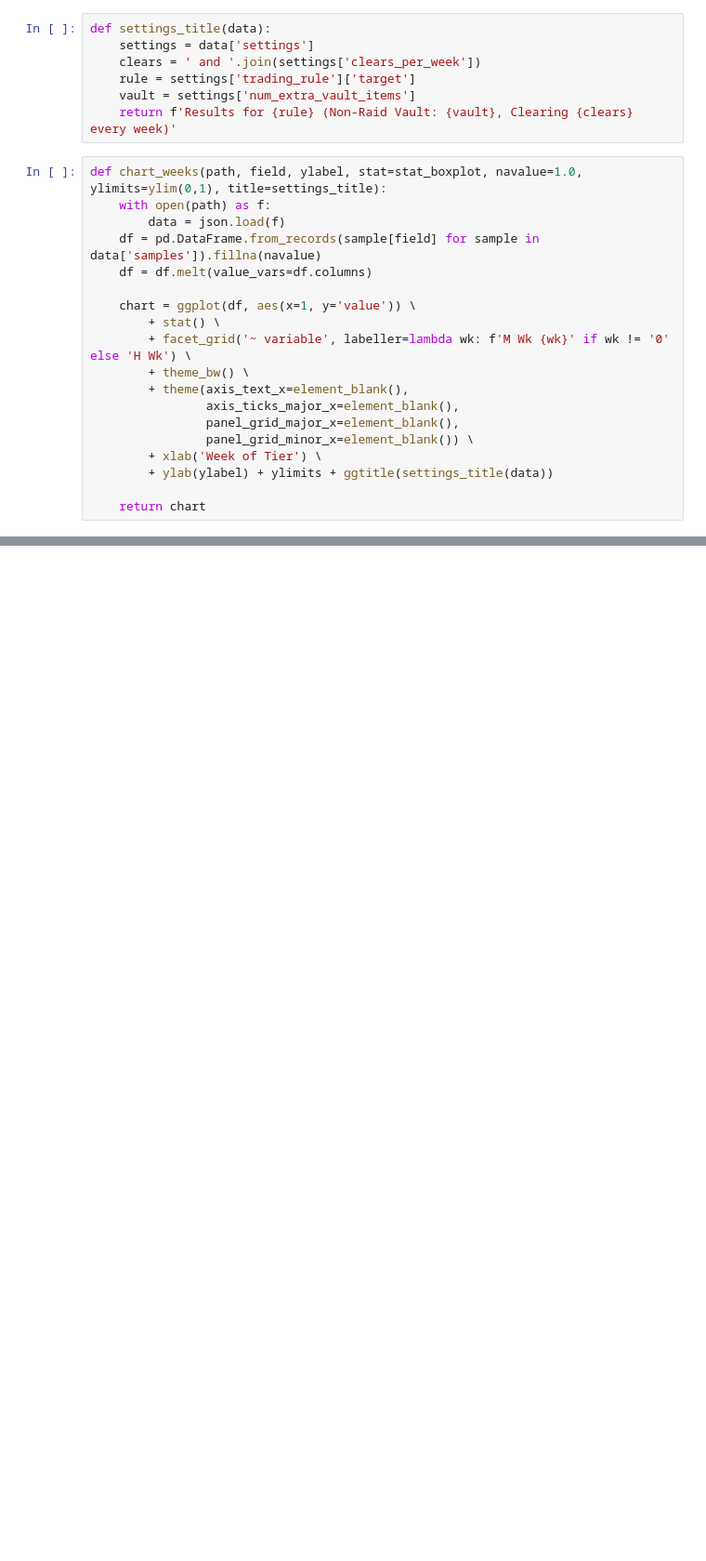
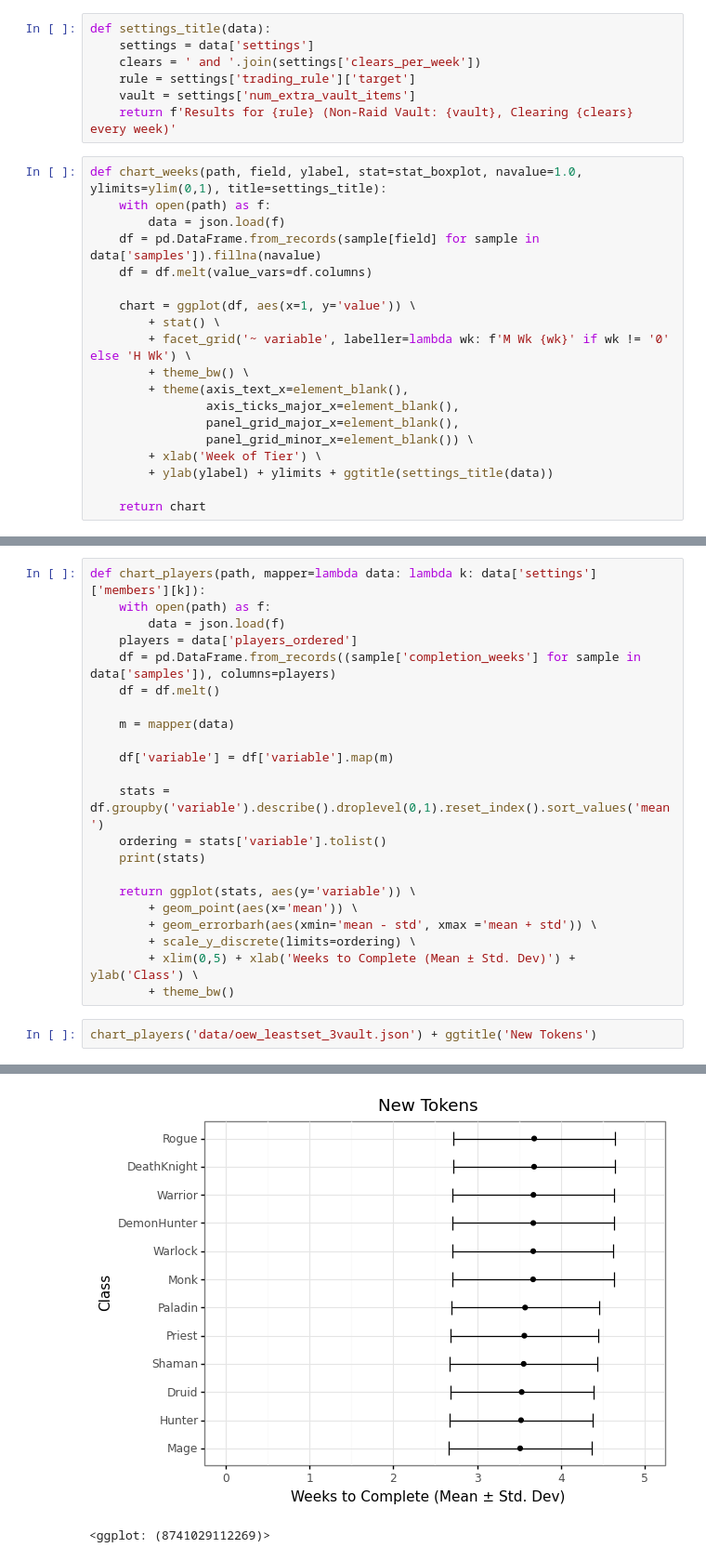
Before and after one commit to emallson/tier-set-acquisition, a Jupyter notebook: analysis/Starter.ipynb, the cells around one changed output, grey strips where cells are left out. Shown at 93% size. Cells and saved outputs as stored; diff of their text form; blank space fills up the shorter version.

```diff
--- a/analysis/Starter.ipynb
+++ b/analysis/Starter.ipynb
@@ -105,0 +106,25 @@ chart_weeks('data/oew_mostset_3vault.json', 'pct_2pc', 'Fraction of 2pcs Complet
+# %%
+def chart_players(path, mapper=lambda data: lambda k: data['settings']['members'][k]):
+    with open(path) as f:
+        data = json.load(f)
+    players = data['players_ordered']
+    df = pd.DataFrame.from_records((sample['completion_weeks'] for sample in data['samples']), columns=players)
+    df = df.melt()
+
+    m = mapper(data)
+
+    df['variable'] = df['variable'].map(m)
+
+    stats = df.groupby('variable').describe().droplevel(0,1).reset_index().sort_values('mean')
+    ordering = stats['variable'].tolist()
+    print(stats)
+
+    return ggplot(stats, aes(y='variable')) \
+        + geom_point(aes(x='mean')) \
+        + geom_errorbarh(aes(xmin='mean - std', xmax ='mean + std')) \
+        + scale_y_discrete(limits=ordering) \
+        + xlim(0,5) + xlab('Weeks to Complete (Mean ± Std. Dev)') + ylab('Class') \
+        + theme_bw()
+# %%
+chart_players('data/oew_leastset_3vault.json') + ggtitle('New Tokens')
+# %% [output]
@@ -105,0 +144,2 @@ chart_weeks('data/oew_mostset_3vault.json', 'pct_2pc', 'Fraction of 2pcs Complet
+[figure, added]
+<ggplot: (8741029112269)>
```
Also changed, not shown: parts of 17 cells of this notebook, 2 other files.
